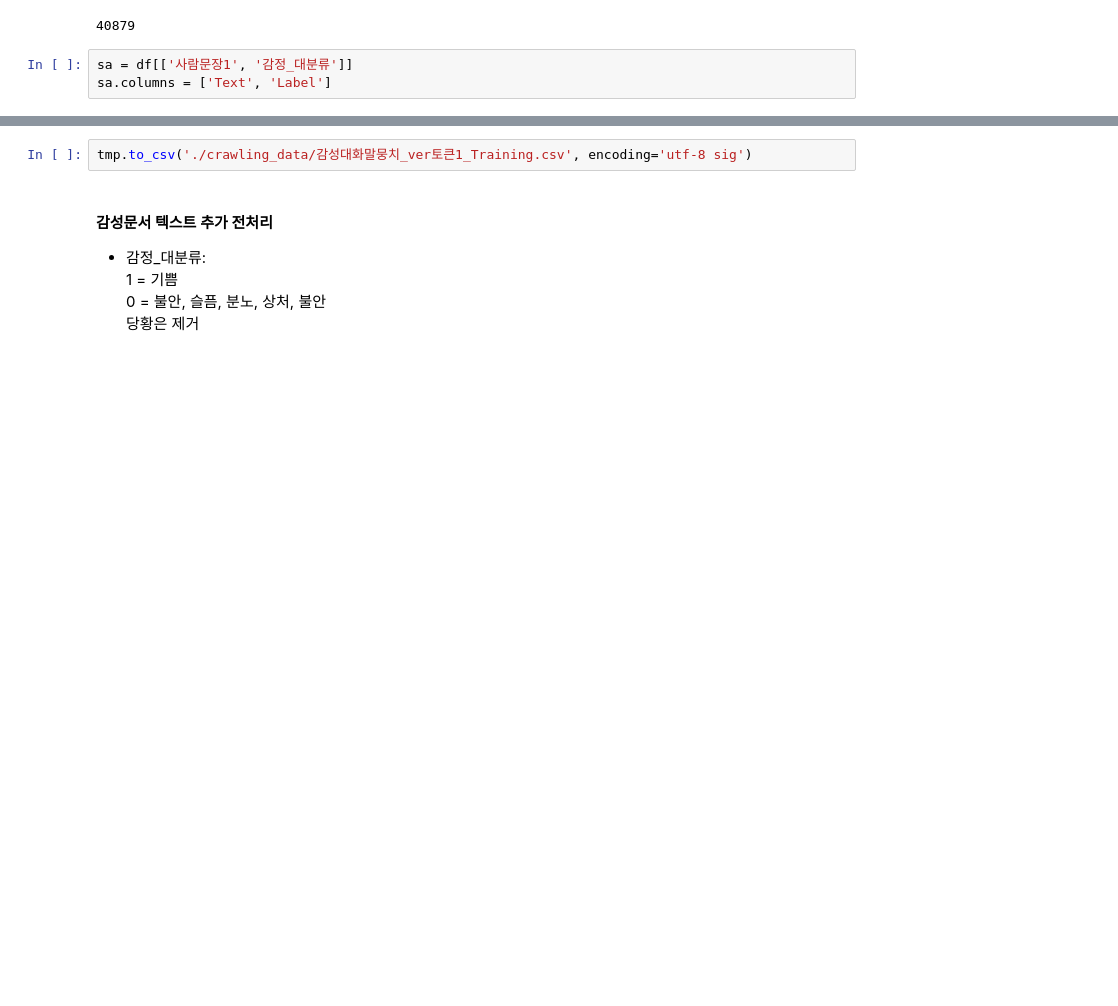
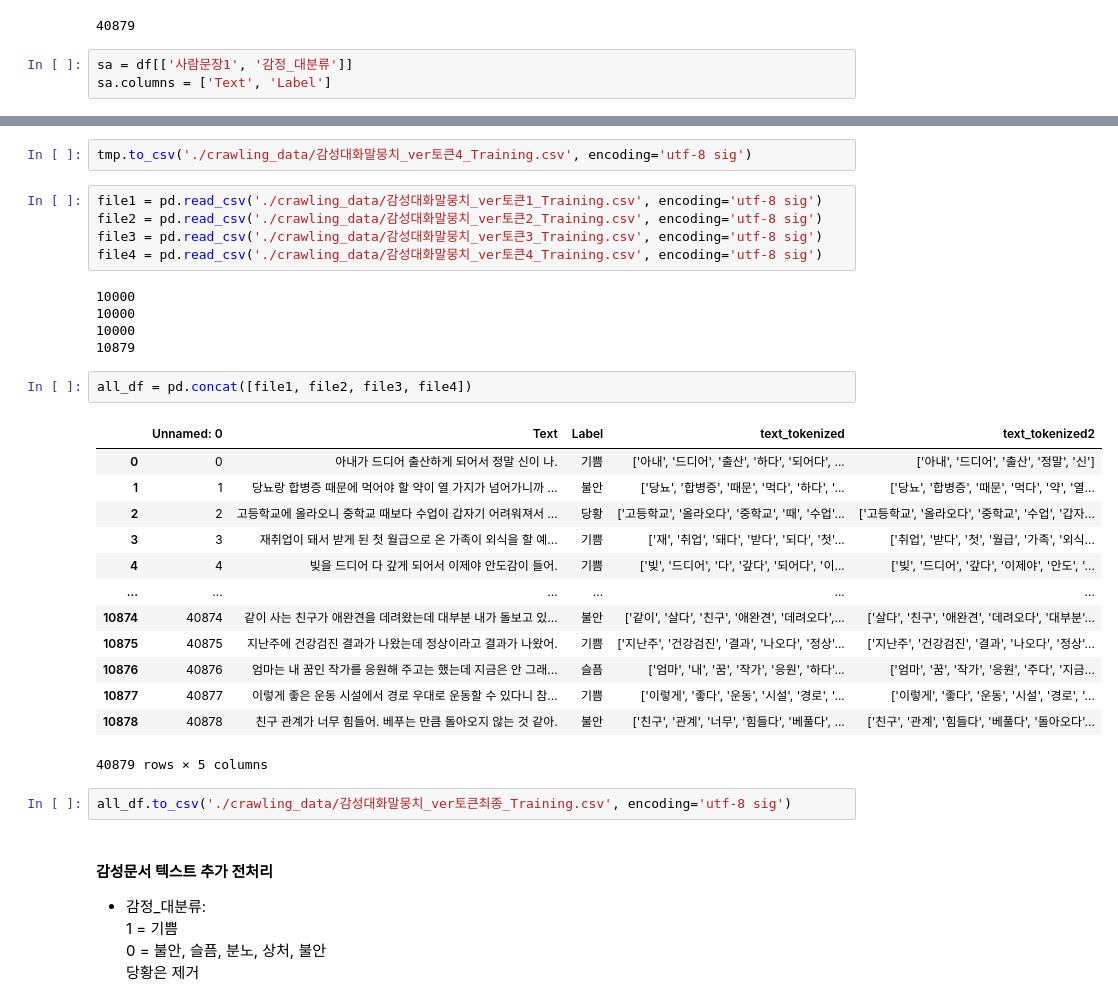
Before and after one commit to LeeEunah/DX_Crawling, a Jupyter notebook: 은아/Sentiment_analysis.ipynb, the cells around one changed output, grey strips where cells are left out. Drawn from its saved outputs; the diff is of its cells as text; blank space fills up the shorter version.

```diff
--- a/은아/Sentiment_analysis.ipynb
+++ b/은아/Sentiment_analysis.ipynb
@@ -162,5 +183,33 @@ See the caveats in the documentation: https://pandas.pydata.org/pandas-docs/stab
 # %%
-tmp.to_csv('./crawling_data/감성대화말뭉치_ver토큰1_Training.csv', encoding='utf-8 sig')
+tmp.to_csv('./crawling_data/감성대화말뭉치_ver토큰4_Training.csv', encoding='utf-8 sig')
+# %%
+file1 = pd.read_csv('./crawling_data/감성대화말뭉치_ver토큰1_Training.csv', encoding='utf-8 sig')
+file2 = pd.read_csv('./crawling_data/감성대화말뭉치_ver토큰2_Training.csv', encoding='utf-8 sig')
+file3 = pd.read_csv('./crawling_data/감성대화말뭉치_ver토큰3_Training.csv', encoding='utf-8 sig')
+file4 = pd.read_csv('./crawling_data/감성대화말뭉치_ver토큰4_Training.csv', encoding='utf-8 sig')
+# %% [output]
+10000
+10000
+10000
+10879
+# %%
+all_df = pd.concat([file1, file2, file3, file4])
+# %% [output]
+|  | Unnamed: 0 | Text | Label | text_tokenized | text_tokenized2 |
+| 0 | 0 | 아내가 드디어 출산하게 되어서 정말 신이 나. | 기쁨 | ['아내', '드디어', '출산', '하다', '되어다', ... | ['아내', '드디어', '출산', '정말', '신'] |
+| 1 | 1 | 당뇨랑 합병증 때문에 먹어야 할 약이 열 가지가 넘어가니까 ... | 불안 | ['당뇨', '합병증', '때문', '먹다', '하다', '... | ['당뇨', '합병증', '때문', '먹다', '약', '열... |
+| 2 | 2 | 고등학교에 올라오니 중학교 때보다 수업이 갑자기 어려워져서 ... | 당황 | ['고등학교', '올라오다', '중학교', '때', '수업'... | ['고등학교', '올라오다', '중학교', '수업', '갑자... |
+| 3 | 3 | 재취업이 돼서 받게 된 첫 월급으로 온 가족이 외식을 할 예... | 기쁨 | ['재', '취업', '돼다', '받다', '되다', '첫'... | ['취업', '받다', '첫', '월급', '가족', '외식... |
+| 4 | 4 | 빚을 드디어 다 갚게 되어서 이제야 안도감이 들어. | 기쁨 | ['빚', '드디어', '다', '갚다', '되어다', '이... | ['빚', '드디어', '갚다', '이제야', '안도', '... |
+| ... | ... | ... | ... | ... | ... |
+| 10874 | 40874 | 같이 사는 친구가 애완견을 데려왔는데 대부분 내가 돌보고 있... | 불안 | ['같이', '살다', '친구', '애완견', '데려오다',... | ['살다', '친구', '애완견', '데려오다', '대부분'... |
+| 10875 | 40875 | 지난주에 건강검진 결과가 나왔는데 정상이라고 결과가 나왔어. | 기쁨 | ['지난주', '건강검진', '결과', '나오다', '정상'... | ['지난주', '건강검진', '결과', '나오다', '정상'... |
+| 10876 | 40876 | 엄마는 내 꿈인 작가를 응원해 주고는 했는데 지금은 안 그래... | 슬픔 | ['엄마', '내', '꿈', '작가', '응원', '하다'... | ['엄마', '꿈', '작가', '응원', '주다', '지금... |
+| 10877 | 40877 | 이렇게 좋은 운동 시설에서 경로 우대로 운동할 수 있다니 참... | 기쁨 | ['이렇게', '좋다', '운동', '시설', '경로', '... | ['이렇게', '좋다', '운동', '시설', '경로', '... |
+| 10878 | 40878 | 친구 관계가 너무 힘들어. 베푸는 만큼 돌아오지 않는 것 같아. | 불안 | ['친구', '관계', '너무', '힘들다', '베풀다', ... | ['친구', '관계', '힘들다', '베풀다', '돌아오다'... |
+40879 rows × 5 columns
+# %%
+all_df.to_csv('./crawling_data/감성대화말뭉치_ver토큰최종_Training.csv', encoding='utf-8 sig')
 # %% [markdown]
 #### 감성문서 텍스트 추가 전처리
 * 감정_대분류:
```
Also changed, not shown: parts of 6 cells of this notebook, 7 other files.
